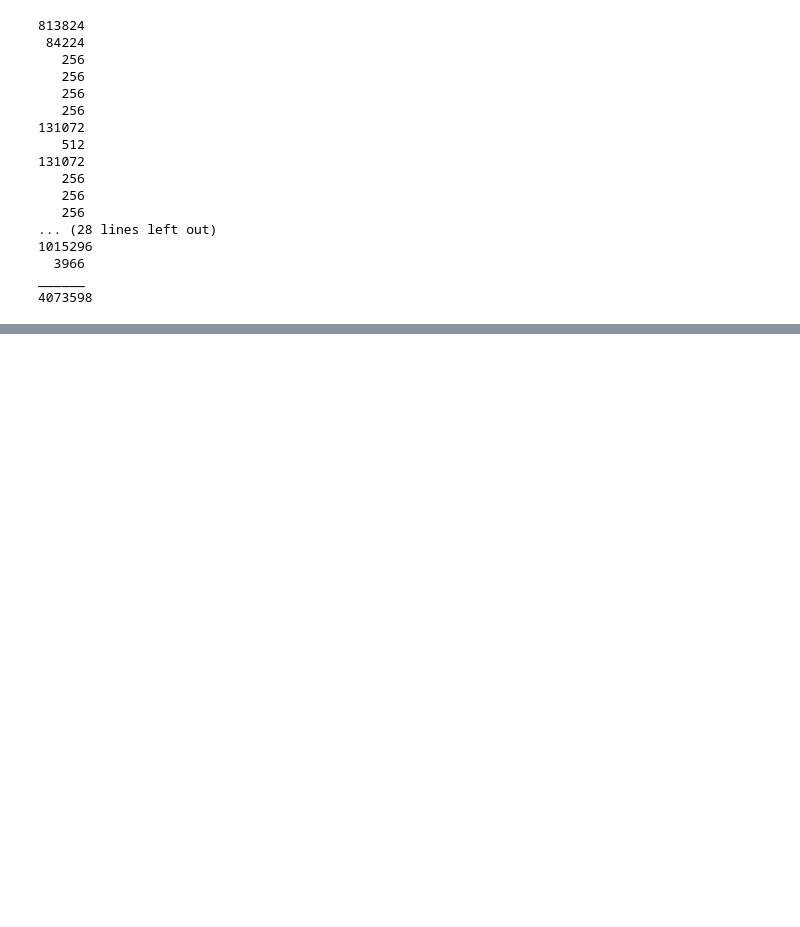
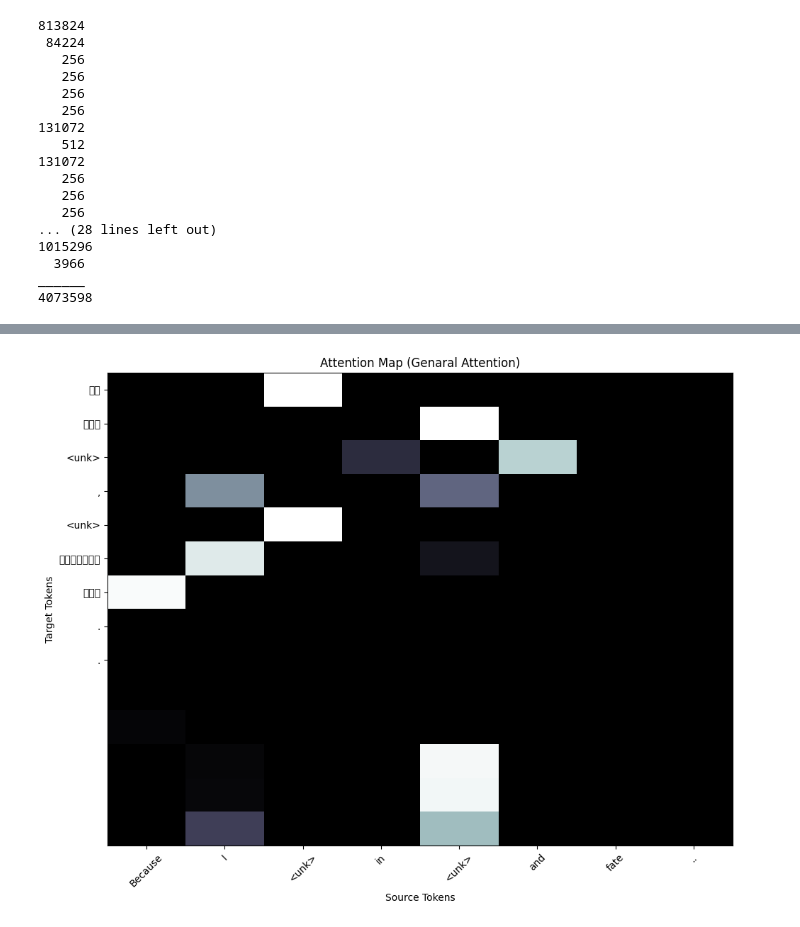
Before and after one commit to Arun-vEDU/A3-Make_Your_Own_Machine_Translation_Language, a Jupyter notebook: genaralAttentionTransformers.ipynb, the cells around one changed output, grey strips where cells are left out. Drawn from its saved outputs; the diff is of its cells as text; code cells hidden in the pictures; blank space fills up the shorter version.

```diff
--- a/genaralAttentionTransformers.ipynb
+++ b/genaralAttentionTransformers.ipynb
@@ -609,0 +622,5 @@ Epoch: 05 | Time: 0m 37s
+# %%
+model.load_state_dict(torch.load('best-model-genaral-attentionTransformer.pt'))
+test_loss = evaluate(model, test_loader, criterion, test_loader_length)
+
+print(f'| Test Loss: {test_loss:.3f} | Test PPL: {math.exp(test_loss):7.3f} |')
@@ -609,0 +629,84 @@ Epoch: 05 | Time: 0m 37s
+# %%
+import matplotlib.pyplot as plt
+
+def get_attention_layer1_head1(model, src, trg):
+    attentions = []
+
+    def hook(module, input, output):
+        # Shape: [batch_size, trg_len, src_len] (no "num_heads" dimension)
+        attentions.append(output[1].detach())  # output[1] = attention weights
+
+    # Attach hook to the first decoder layer's encoder attention
+    hook_handle = model.decoder.layers[0].encoder_attention.register_forward_hook(hook)
+
+    with torch.no_grad():
+        model(src, trg)
+
+    hook_handle.remove()
+
+    # Extract attention for Layer 1 (Additive Attention has no heads)
+    attention = attentions[0][0]  # First batch, shape [trg_len, src_len]
+    return attention
+
+# Function to visualize attention for Layer 1, Head 1
+def visualize_attention_layer1_head1(model, data_loader, vocab_transform, src_lang, trg_lang, index=0):
+    # Get a sample from the test set
+    src, _, trg = next(iter(data_loader))
+    src, trg = src[index:index+1].to(device), trg[index:index+1].to(device)
+
+    # Ensure the target sequence has multiple tokens after excluding <eos>
+    if trg.shape[1] <= 1:
+        raise ValueError("Target sequence must have more than one token to visualize attention.")
+
+    # Exclude <eos> from the target sequence
+    trg_input = trg[:, :-1]
+
+    # Ensure the target sequence has enough tokens after excluding <eos>
+    if trg_input.shape[1] < 1:
+        raise ValueError("Target sequence is too short after excluding <eos>.")
+
+    # Get attention weights  Attention
+    attention = get_attention_layer1_head1(model, src, trg_input)
+
+    # Convert to numpy and ensure 2D
+    attention_np = attention.cpu().numpy()
+    if attention_np.ndim == 1:
+        attention_np = attention_np.reshape(1, -1)
+
+    # Convert token IDs to words
+    src_tokens = [vocab_transform[src_lang].get_itos()[i] for i in src[0].cpu().numpy()]
+    trg_tokens = [vocab_transform[trg_lang].get_itos()[i] for i in trg[0].cpu().numpy()]
+
+    # Clean special tokens
+    src_tokens_clean = [tok for tok in src_tokens if tok not in ['<sos>', '<eos>', '<pad>']]
+    trg_tokens_clean = [tok for tok in trg_tokens if tok not in ['<sos>', '<eos>', '<pad>']]
+
+    # Ensure the attention map width matches the number of source tokens
+    if attention_np.shape[1] != len(src_tokens_clean):
+        print(f"Warning: Attention map width ({attention_np.shape[1]}) does not match source tokens ({len(src_tokens_clean)}). Adjusting...")
+        # Resize the attention map to match the number of source tokens
+        attention_np = attention_np[:, :len(src_tokens_clean)]
+
+    # Plot the attention map
+    plt.figure(figsize=(10, 8))
+    plt.imshow(attention_np, cmap='bone', aspect='auto')  # Use aspect='auto' to stretch the map
+    plt.xlabel("Source Tokens")
+    plt.ylabel("Target Tokens")
+    plt.title("Attention Map (Genaral Attention)")
+
+    # Set x and y ticks
+    plt.xticks(
+        range(len(src_tokens_clean)),
+        labels=src_tokens_clean,
+        rotation=45
+    )
+    plt.yticks(
+        range(len(trg_tokens_clean)),
+        labels=trg_tokens_clean
+    )
+
+    plt.tight_layout()
+    plt.show()
+
+visualize_attention_layer1_head1(model, test_loader, vocab_transform, SRC_LANGUAGE, TRG_LANGUAGE, index=0)
+# %% [output]
@@ -609,0 +714 @@ Epoch: 05 | Time: 0m 37s
+[figure, added]
```
Also changed, not shown: parts of 6 cells of this notebook, 3 other files.
